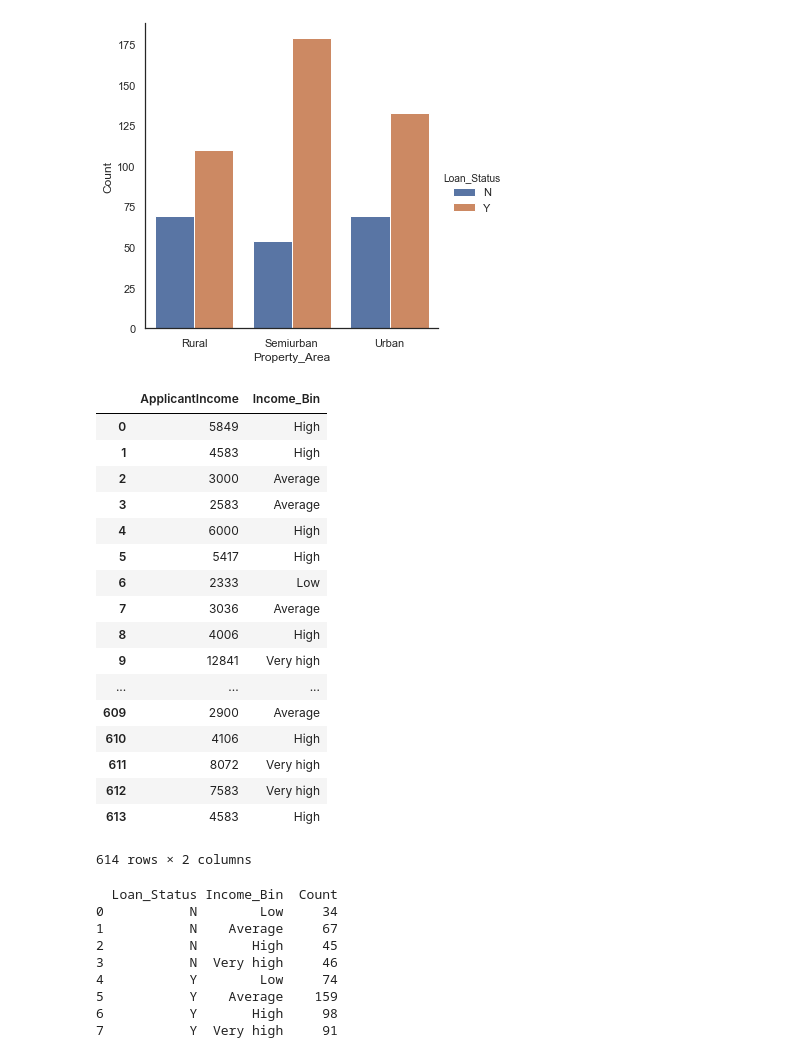
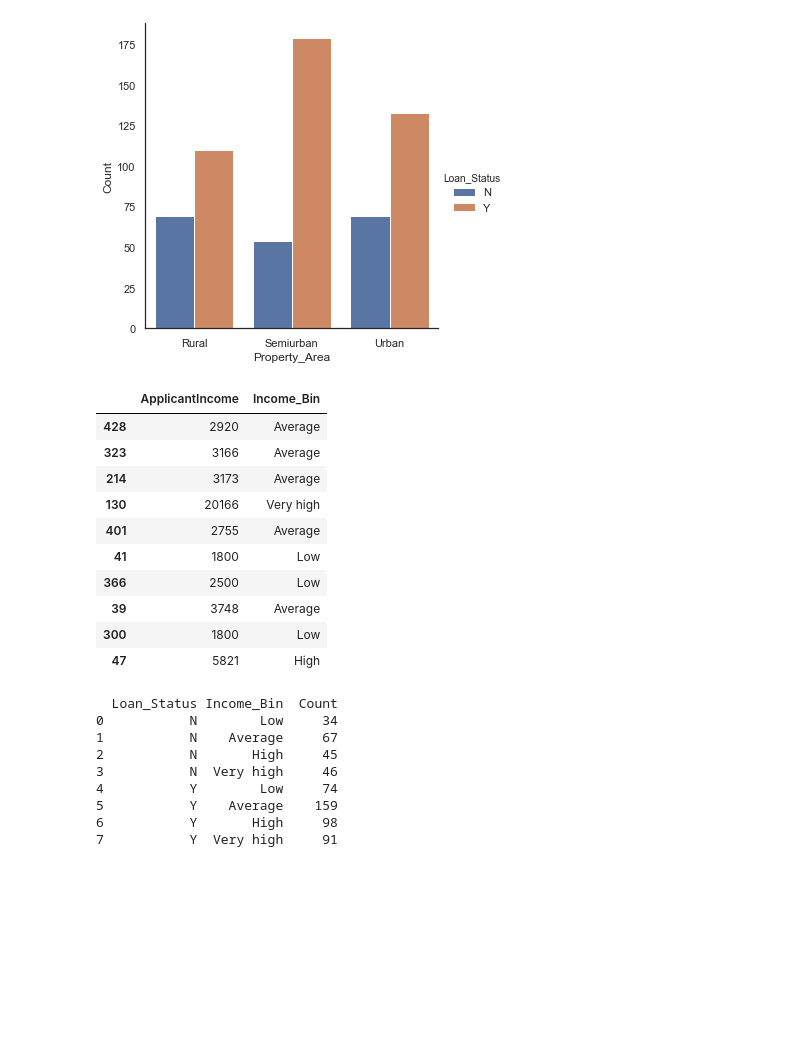
Before and after one commit to srikanthpragada/DS_01_OCT_2019, a Jupyter notebook: loan/loan_prediction.ipynb, the cells around one changed output. Saved outputs shown, nothing was run; the diff lists cells and outputs as text; code cells hidden in the pictures; blank space fills up the shorter version.

```diff
--- a/loan/loan_prediction.ipynb
+++ b/loan/loan_prediction.ipynb
@@ -360,26 +387,19 @@ group=['Low','Average','High', 'Very high']
 # Create a new column for income bin
 train['Income_Bin']= pd.cut(train['ApplicantIncome'],bins,labels=group)
 # %%
-train[['ApplicantIncome','Income_Bin']]
+train[['ApplicantIncome','Income_Bin']].sample(10)
 # %% [output]
 |  | ApplicantIncome | Income_Bin |
-| 0 | 5849 | High |
-| 1 | 4583 | High |
-| 2 | 3000 | Average |
-| 3 | 2583 | Average |
-| 4 | 6000 | High |
-| 5 | 5417 | High |
-| 6 | 2333 | Low |
-| 7 | 3036 | Average |
-| 8 | 4006 | High |
-| 9 | 12841 | Very high |
-| ... | ... | ... |
-| 609 | 2900 | Average |
-| 610 | 4106 | High |
-| 611 | 8072 | Very high |
-| 612 | 7583 | Very high |
-| 613 | 4583 | High |
+| 428 | 2920 | Average |
+| 323 | 3166 | Average |
+| 214 | 3173 | Average |
+| 130 | 20166 | Very high |
+| 401 | 2755 | Average |
+| 41 | 1800 | Low |
+| 366 | 2500 | Low |
+| 39 | 3748 | Average |
+| 300 | 1800 | Low |
+| 47 | 5821 | High |
-614 rows × 2 columns
 # %%
 d = train.groupby(by=["Loan_Status","Income_Bin"], as_index=False)['Loan_ID'].count()
 d.rename(columns={'Loan_ID':'Count'}, inplace=True)
```
Also changed, not shown: parts of 12 cells of this notebook.
